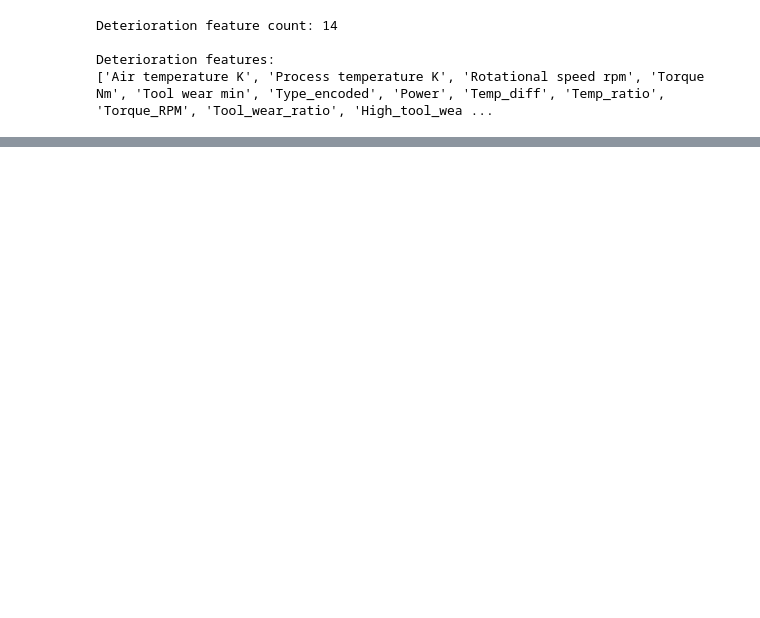
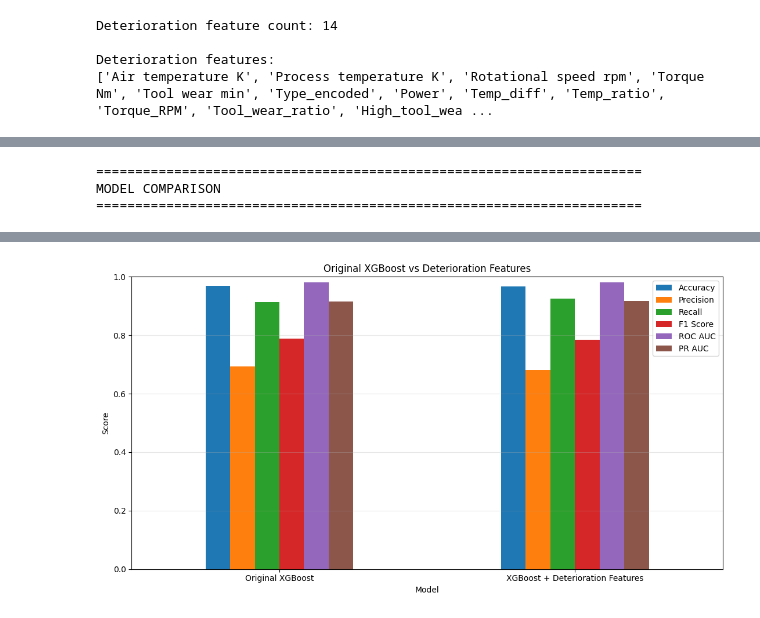
Before and after one commit to Abhishek31O6/-Explainable-Machine-Failure-Classification, a Jupyter notebook: Explainable_Machine_Failure_Classification.ipynb, the cells around one changed output, grey strips where cells are left out. Cells and saved outputs as stored; diff of their text form; code cells hidden in the pictures; blank space fills up the shorter version.

```diff
--- a/Explainable_Machine_Failure_Classification.ipynb
+++ b/Explainable_Machine_Failure_Classification.ipynb
@@ -400,0 +440,63 @@ Deterioration features:
+# %%
+# Compare the original XGBoost with the feature-engineered XGBoost
+
+baseline_xgb_metrics = calculate_metrics(
+    y_test,
+    baseline_xgb_predictions,
+    baseline_xgb_probabilities
+)
+
+deterioration_xgb_metrics = calculate_metrics(
+    y_test_det,
+    deterioration_predictions,
+    deterioration_probabilities
+)
+
+model_comparison = pd.DataFrame([
+    {
+        'Model': 'Original XGBoost',
+        **baseline_xgb_metrics
+    },
+    {
+        'Model': 'XGBoost + Deterioration Features',
+        **deterioration_xgb_metrics
+    }
+])
+
+print('=' * 70)
+print('MODEL COMPARISON')
+print('=' * 70)
+
+display(model_comparison.round(4))
+
+
+# Plot the main metrics
+comparison_plot = model_comparison.set_index('Model')[
+    [
+        'Accuracy',
+        'Precision',
+        'Recall',
+        'F1 Score',
+        'ROC AUC',
+        'PR AUC'
+    ]
+]
+
+ax = comparison_plot.plot(
+    kind='bar',
+    figsize=(11, 6)
+)
+
+ax.set_title('Original XGBoost vs Deterioration Features')
+ax.set_xlabel('Model')
+ax.set_ylabel('Score')
+ax.set_ylim(0, 1)
+ax.tick_params(axis='x', rotation=0)
+ax.grid(axis='y', alpha=0.3)
+
+plt.tight_layout()
+plt.show()
+# %% [output]
+======================================================================
+MODEL COMPARISON
+======================================================================
@@ -400,0 +506 @@ Deterioration features:
+[figure, added]
```
Also changed, not shown: parts of 3 cells of this notebook.
